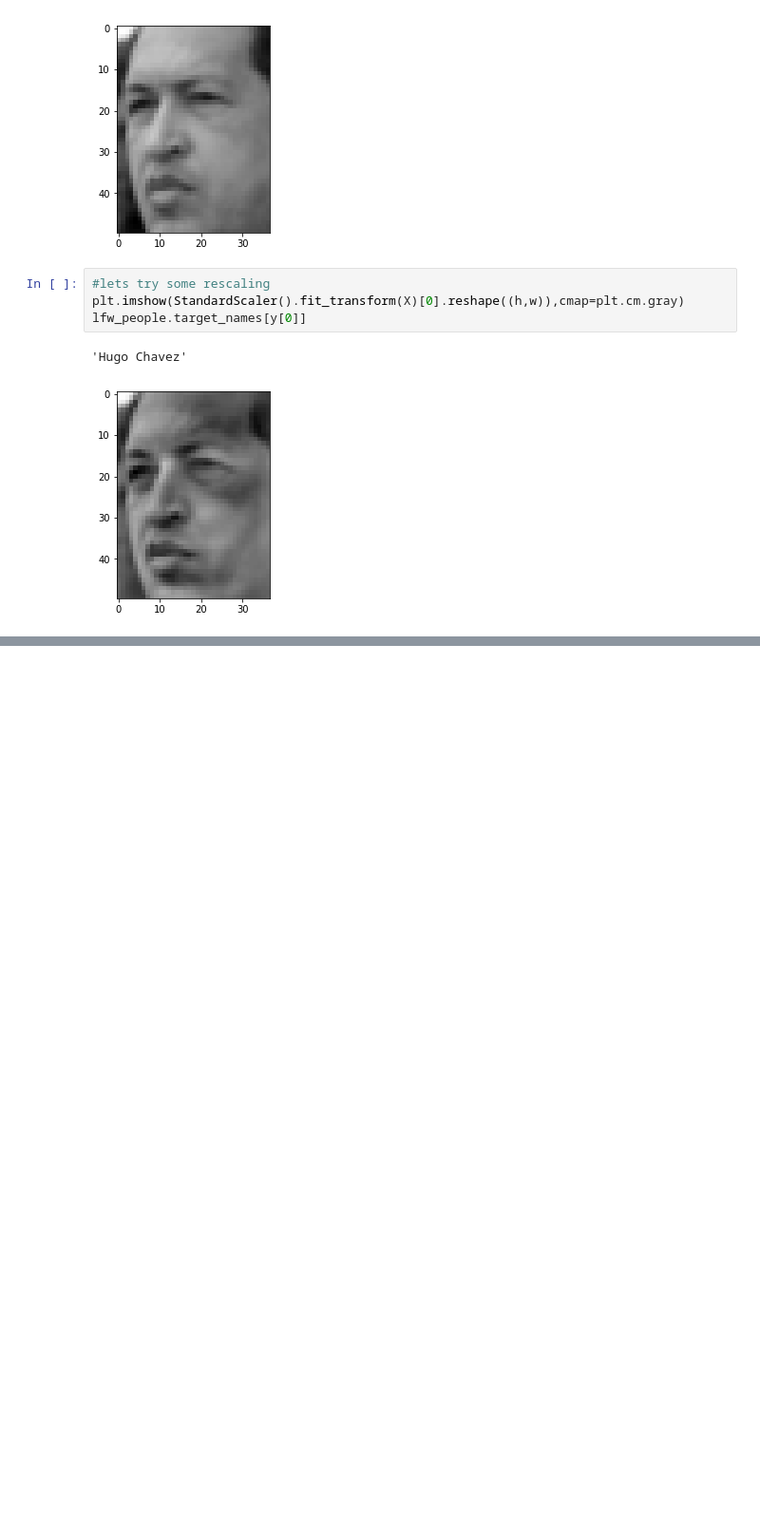
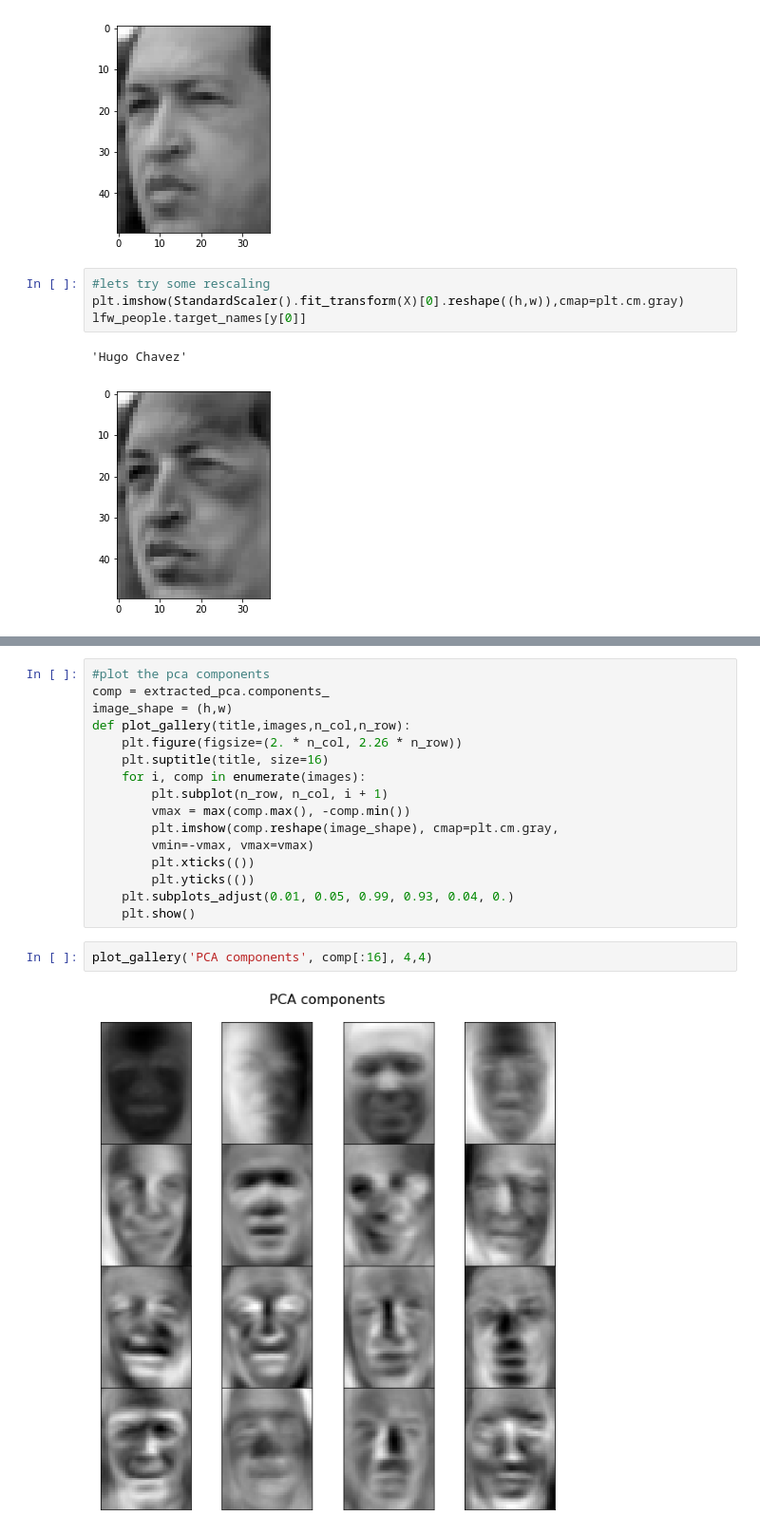
Before and after one commit to edwards158/DataScienceMachineLearning, a Jupyter notebook: DataScienceNotebooks/Facial Recognition.ipynb, the cells around one changed output, grey strips where cells are left out. Shown at 95% size. Drawn from its saved outputs; the diff is of its cells as text; blank space fills up the shorter version.

```diff
--- a/DataScienceNotebooks/Facial Recognition.ipynb
+++ b/DataScienceNotebooks/Facial Recognition.ipynb
@@ -61,0 +104,20 @@ lfw_people.target_names[y[0]]
+# %%
+#plot the pca components
+comp = extracted_pca.components_
+image_shape = (h,w)
+def plot_gallery(title,images,n_col,n_row):
+    plt.figure(figsize=(2. * n_col, 2.26 * n_row))
+    plt.suptitle(title, size=16)
+    for i, comp in enumerate(images):
+        plt.subplot(n_row, n_col, i + 1)
+        vmax = max(comp.max(), -comp.min())
+        plt.imshow(comp.reshape(image_shape), cmap=plt.cm.gray,
+        vmin=-vmax, vmax=vmax)
+        plt.xticks(())
+        plt.yticks(())
+    plt.subplots_adjust(0.01, 0.05, 0.99, 0.93, 0.04, 0.)
+    plt.show()
+# %%
+plot_gallery('PCA components', comp[:16], 4,4)
+# %% [output]
+[figure, added]
```
Also changed, not shown: parts of 25 cells of this notebook.
